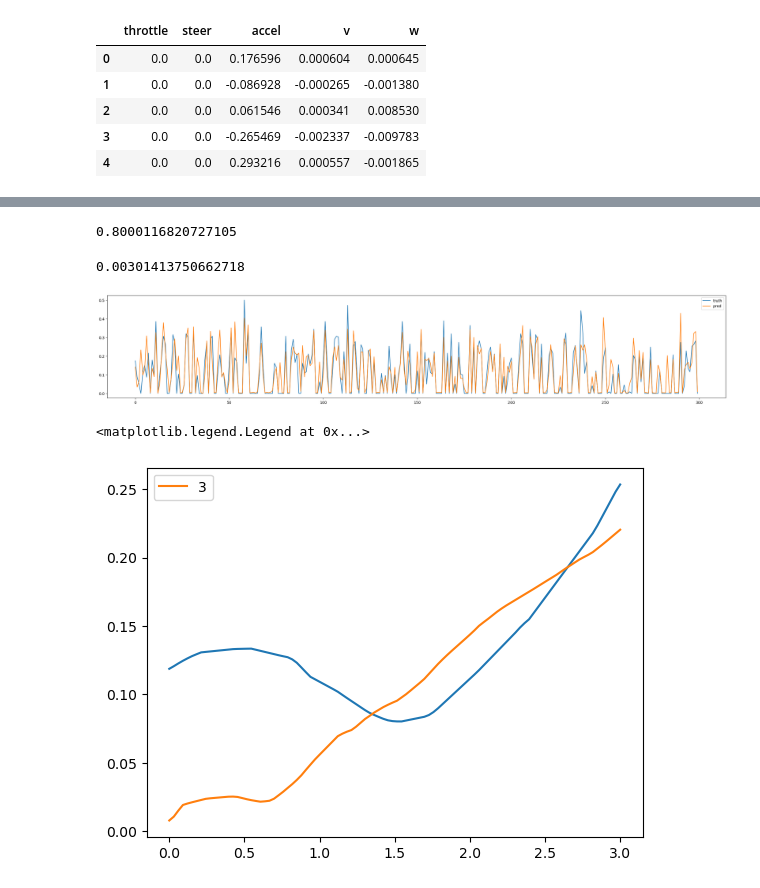
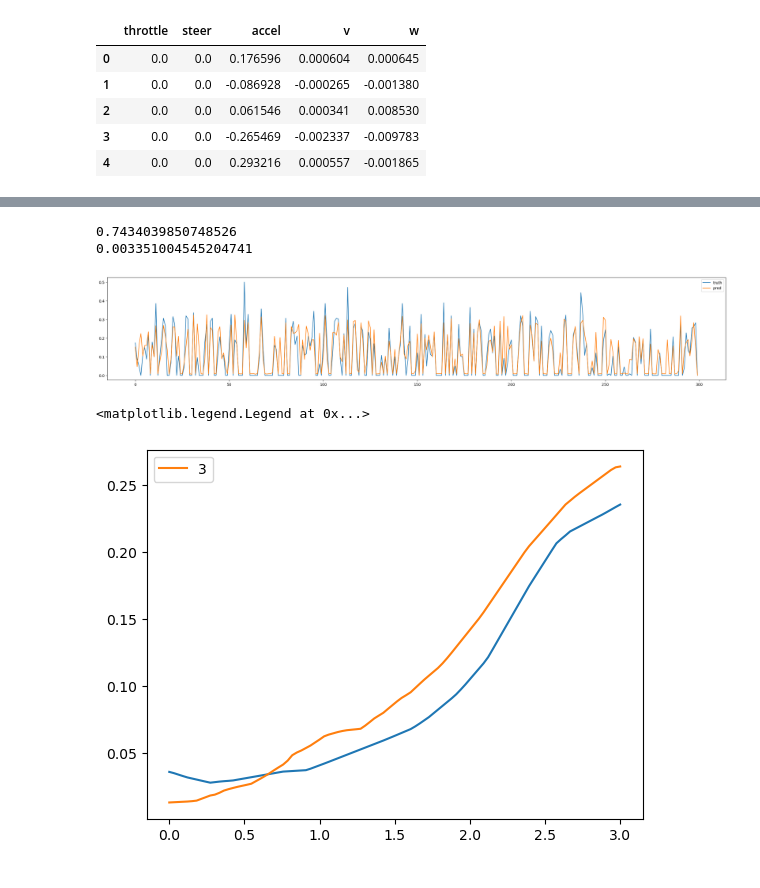
Before and after one commit to SafeRoboticsLab/vicon_bridge, a Jupyter notebook: scripts/train.ipynb, the cells around one changed output, grey strips where cells are left out. Drawn from its saved outputs; the diff is of its cells as text; code cells hidden in the pictures.

```diff
--- a/scripts/train.ipynb
+++ b/scripts/train.ipynb
@@ -40,10 +42,20 @@ from sklearn.model_selection import train_test_split
 from sklearn.metrics import mean_squared_error, mean_absolute_error
 from sklearn.neural_network import MLPRegressor
 # %%
-df_x = filtered_data[["accel", "v", "w", "steer"]]
+w_est = filtered_data["v"]*np.tan(filtered_data["steer"]*0.3)/0.257
+df_x = filtered_data[["accel", "v", "steer"]]
+
 df_y = filtered_data["throttle"]
 # %%
 X_train, X_test, y_train, y_test = train_test_split(
     df_x.to_numpy(), df_y.to_numpy(), test_size=0.05, random_state=33
 )
-clf = MLPRegressor(random_state=1, max_iter=1000, hidden_layer_sizes=(16, 64, 128)).fit(X_train, y_train.reshape(-1))
+clf = MLPRegressor(random_state=1, max_iter=1000, hidden_layer_sizes=( 16, 32, 64, 32)).fit(X_train, y_train.reshape(-1))
+
+print(clf.score(X_train, y_train))
+
+y_pred = clf.predict(X_test)
+print(mean_squared_error(y_test, y_pred))
+# %% [output]
+0.7434039850748526
+0.003351004545204741
@@ -52,11 +62,3 @@ y_pred = clf.predict(X_test)
-# %%
-clf.score(X_train, y_train)
-# %% [output]
-0.8000116820727105
-# %%
-mean_squared_error(y_test, y_pred)
-# %% [output]
-0.00301413750662718
 # %%
 plt.figure().set_size_inches((30, 5))
 plt.plot(y_test[200:500], label="truth")
@@ -64,36 +66,36 @@ plt.plot(y_pred[200:500], label="pred")
 plt.legend()
 plt.show()
 # %% [output]
-[figure, old version]
+[figure, new version]
 # %%
-x_test1 = np.zeros((100,4))
+x_test1 = np.zeros((100,3))
 x_test1[:,1] = np.linspace(0, 3, 100) # velocity
 x_test1[:,0] = -5 #accel
 
 
 y = clf.predict(x_test1)
 plt.plot(x_test1[:,1], y)
 
 x_test1[:,0] = -1 #accel
 
 
 y = clf.predict(x_test1)
 plt.plot(x_test1[:,1], y, label="3")
 
 
 # x_test1[:,-1] = 1
 # y2 = clf.predict(x_test1)
 # plt.plot(x_test1[:,1], y2, label='steer=1')
 
 # x_test1[:,-1] = 0.7
 # y2 = clf.predict(x_test1)
 # plt.plot(x_test1[:,1], y2, label='steer=0.3')
 
 
 plt.legend()
 # %% [output]
 <matplotlib.legend.Legend at 0x...>
-[figure, old version]
+[figure, new version]
 # %%
 import pickle
 model_name = "mlp_model.sav"
```
Also changed, not shown: parts of 2 cells of this notebook, 2 other files.
